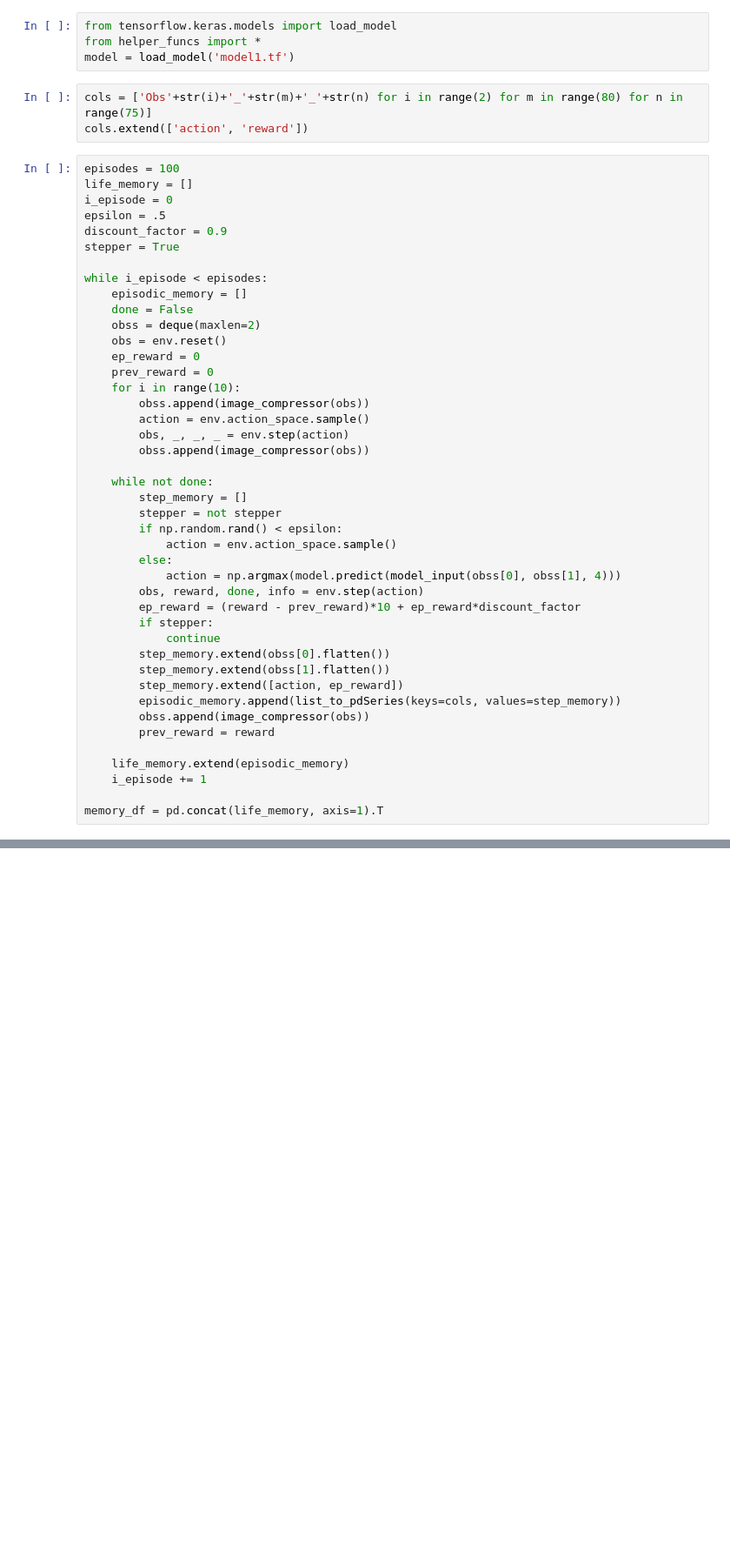
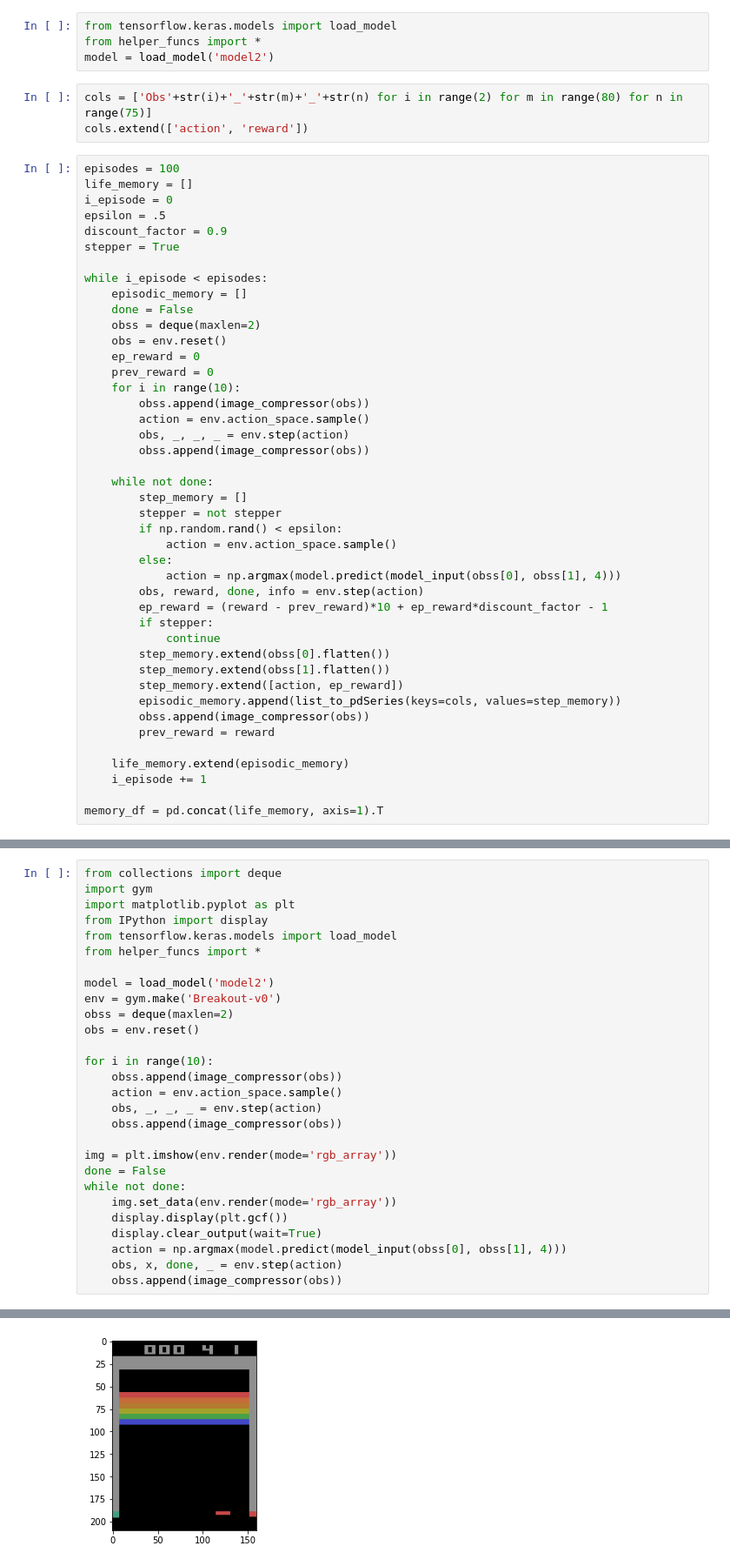
Before and after one commit to Vishesh-dd4723/Atari-Breakout-Game, a Jupyter notebook: Model.ipynb, the cells around one changed output, grey strips where cells are left out. Shown: that part at 87% size. Cells and saved outputs as stored; diff of their text form; blank space fills up the shorter version.

```diff
--- a/Model.ipynb
+++ b/Model.ipynb
@@ -183,7 +223,7 @@ INFO:tensorflow:Assets written to: model1.tf\assets
 # %%
 from tensorflow.keras.models import load_model
 from helper_funcs import *
-model = load_model('model1.tf')
+model = load_model('model2')
 # %%
 cols = ['Obs'+str(i)+'_'+str(m)+'_'+str(n) for i in range(2) for m in range(80) for n in range(75)]
 cols.extend(['action', 'reward'])
@@ -216,7 +256,7 @@ while i_episode < episodes:
         else:
             action = np.argmax(model.predict(model_input(obss[0], obss[1], 4)))
         obs, reward, done, info = env.step(action)
-        ep_reward = (reward - prev_reward)*10 + ep_reward*discount_factor
+        ep_reward = (reward - prev_reward)*10 + ep_reward*discount_factor - 1
         if stepper:
             continue
         step_memory.extend(obss[0].flatten())
@@ -243,0 +284,29 @@ memory_df.to_csv('data_processed_2.csv', index=False)
+# %%
+from collections import deque
+import gym
+import matplotlib.pyplot as plt
+from IPython import display
+from tensorflow.keras.models import load_model
+from helper_funcs import *
+
+model = load_model('model2')
+env = gym.make('Breakout-v0')
+obss = deque(maxlen=2)
+obs = env.reset()
+
+for i in range(10):
+    obss.append(image_compressor(obs))
+    action = env.action_space.sample()
+    obs, _, _, _ = env.step(action)
+    obss.append(image_compressor(obs))
+
+img = plt.imshow(env.render(mode='rgb_array'))
+done = False
+while not done:
+    img.set_data(env.render(mode='rgb_array'))
+    display.display(plt.gcf())
+    display.clear_output(wait=True)
+    action = np.argmax(model.predict(model_input(obss[0], obss[1], 4)))
+    obs, x, done, _ = env.step(action)
+    obss.append(image_compressor(obs))
+# %% [output]
@@ -243,0 +314 @@ memory_df.to_csv('data_processed_2.csv', index=False)
+[figure, added]
```
Also changed, not shown: parts of 18 cells of this notebook, 15 other files.
